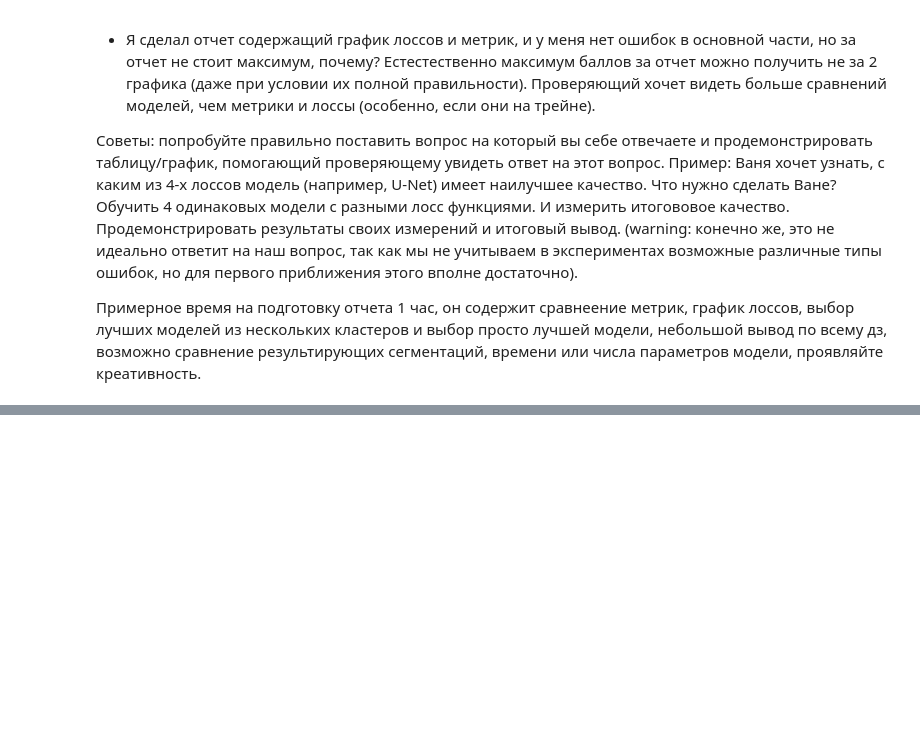
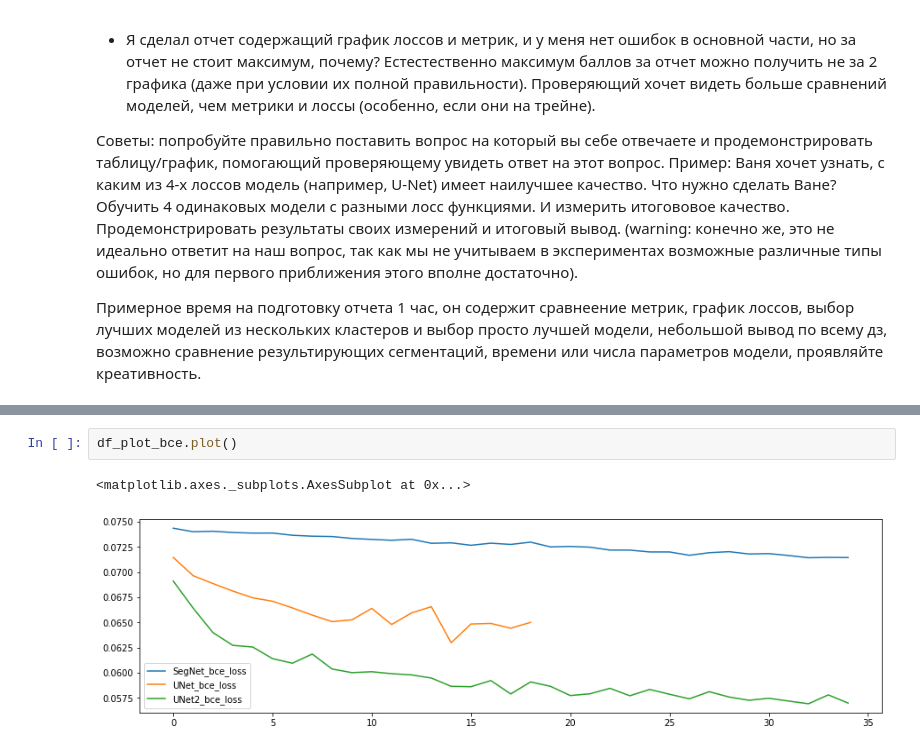
Before and after one commit to LevPerla/DLS_CV_Course, a Jupyter notebook: homeworks_2/[hw]semantic_segmentation.ipynb, the cells around one changed output, grey strips where cells are left out. Drawn from its saved outputs; the diff is of its cells as text; blank space fills up the shorter version.

```diff
--- a/homeworks_2/[hw]semantic_segmentation.ipynb
+++ b/homeworks_2/[hw]semantic_segmentation.ipynb
@@ -973,0 +972,5 @@ result_df.sort_values("val_score", ascending=False)
+# %%
+df_plot_bce.plot()
+# %% [output]
+<matplotlib.axes._subplots.AxesSubplot at 0x...>
+[figure, added]
```
Also changed, not shown: parts of 24 cells of this notebook.
